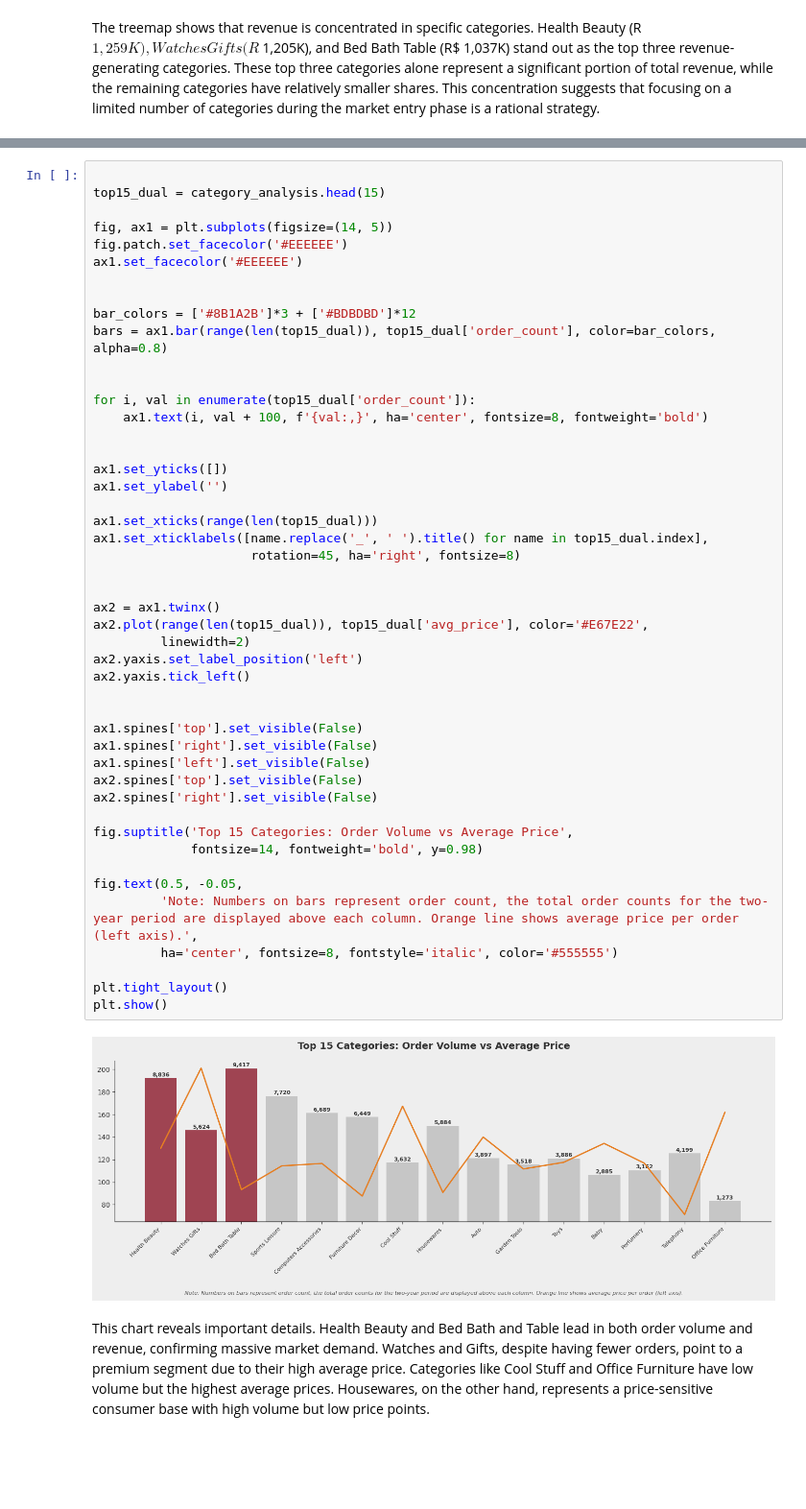
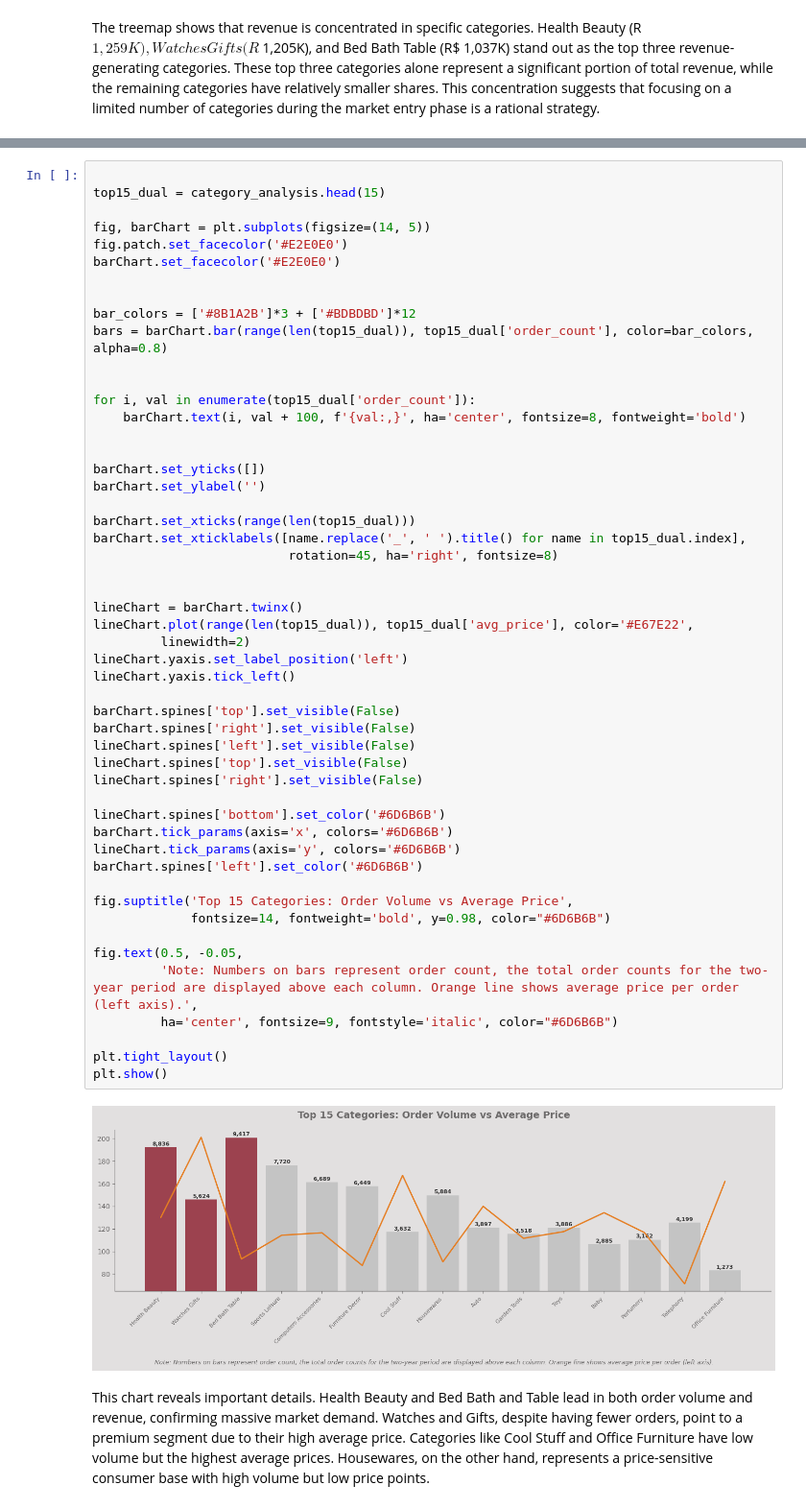
Before and after one commit to celinehacioglu/E-Commerce-Market-Analysis, a Jupyter notebook: analysis.ipynb, the cells around one changed output, grey strips where cells are left out. Shown at 96% size. Saved outputs shown, nothing was run; the diff lists cells and outputs as text; blank space fills up the shorter version.

```diff
--- a/analysis.ipynb
+++ b/analysis.ipynb
@@ -485,52 +499,56 @@ While the treemap shows where revenue is concentrated, it does not reveal whethe
 # %%
 
 top15_dual = category_analysis.head(15)
 
-fig, ax1 = plt.subplots(figsize=(14, 5))
-fig.patch.set_facecolor('#EEEEEE')
-ax1.set_facecolor('#EEEEEE')
+fig, barChart = plt.subplots(figsize=(14, 5))
+fig.patch.set_facecolor('#E2E0E0')
+barChart.set_facecolor('#E2E0E0')
 
 
 bar_colors = ['#8B1A2B']*3 + ['#BDBDBD']*12
-bars = ax1.bar(range(len(top15_dual)), top15_dual['order_count'], color=bar_colors, alpha=0.8)
+bars = barChart.bar(range(len(top15_dual)), top15_dual['order_count'], color=bar_colors, alpha=0.8)
 
 
 for i, val in enumerate(top15_dual['order_count']):
-    ax1.text(i, val + 100, f'{val:,}', ha='center', fontsize=8, fontweight='bold')
+    barChart.text(i, val + 100, f'{val:,}', ha='center', fontsize=8, fontweight='bold')
 
 
-ax1.set_yticks([])
-ax1.set_ylabel('')
+barChart.set_yticks([])
+barChart.set_ylabel('')
 
-ax1.set_xticks(range(len(top15_dual)))
-ax1.set_xticklabels([name.replace('_', ' ').title() for name in top15_dual.index],
-                     rotation=45, ha='right', fontsize=8)
+barChart.set_xticks(range(len(top15_dual)))
+barChart.set_xticklabels([name.replace('_', ' ').title() for name in top15_dual.index],
+                          rotation=45, ha='right', fontsize=8)
 
 
-ax2 = ax1.twinx()
-ax2.plot(range(len(top15_dual)), top15_dual['avg_price'], color='#E67E22',
+lineChart = barChart.twinx()
+lineChart.plot(range(len(top15_dual)), top15_dual['avg_price'], color='#E67E22',
          linewidth=2)
-ax2.yaxis.set_label_position('left')
-ax2.yaxis.tick_left()
+lineChart.yaxis.set_label_position('left')
+lineChart.yaxis.tick_left()
 
+barChart.spines['top'].set_visible(False)
+barChart.spines['right'].set_visible(False)
+lineChart.spines['left'].set_visible(False)
+lineChart.spines['top'].set_visible(False)
+lineChart.spines['right'].set_visible(False)
 
-ax1.spines['top'].set_visible(False)
-ax1.spines['right'].set_visible(False)
-ax1.spines['left'].set_visible(False)
-ax2.spines['top'].set_visible(False)
-ax2.spines['right'].set_visible(False)
+lineChart.spines['bottom'].set_color('#6D6B6B')
+barChart.tick_params(axis='x', colors='#6D6B6B')
+lineChart.tick_params(axis='y', colors='#6D6B6B')
+barChart.spines['left'].set_color('#6D6B6B')
 
 fig.suptitle('Top 15 Categories: Order Volume vs Average Price',
-             fontsize=14, fontweight='bold', y=0.98)
+             fontsize=14, fontweight='bold', y=0.98, color="#6D6B6B")
 
 fig.text(0.5, -0.05,
          'Note: Numbers on bars represent order count, the total order counts for the two-year period are displayed above each column. Orange line shows average price per order (left axis).',
-         ha='center', fontsize=8, fontstyle='italic', color='#555555')
+         ha='center', fontsize=9, fontstyle='italic', color="#6D6B6B")
 
 plt.tight_layout()
 plt.show()
 # %% [output]
-[figure, old version]
+[figure, new version]
 # %% [markdown]
 This chart reveals important details. Health Beauty and Bed Bath and Table lead in both order volume and revenue, confirming massive market demand. Watches and Gifts, despite having fewer orders, point to a premium segment due to their high average price. Categories like Cool Stuff and Office Furniture have low volume but the highest average prices. Housewares, on the other hand, represents a price-sensitive consumer base with high volume but low price points.
 # %% [markdown]
```
Also changed, not shown: parts of 18 cells of this notebook.
